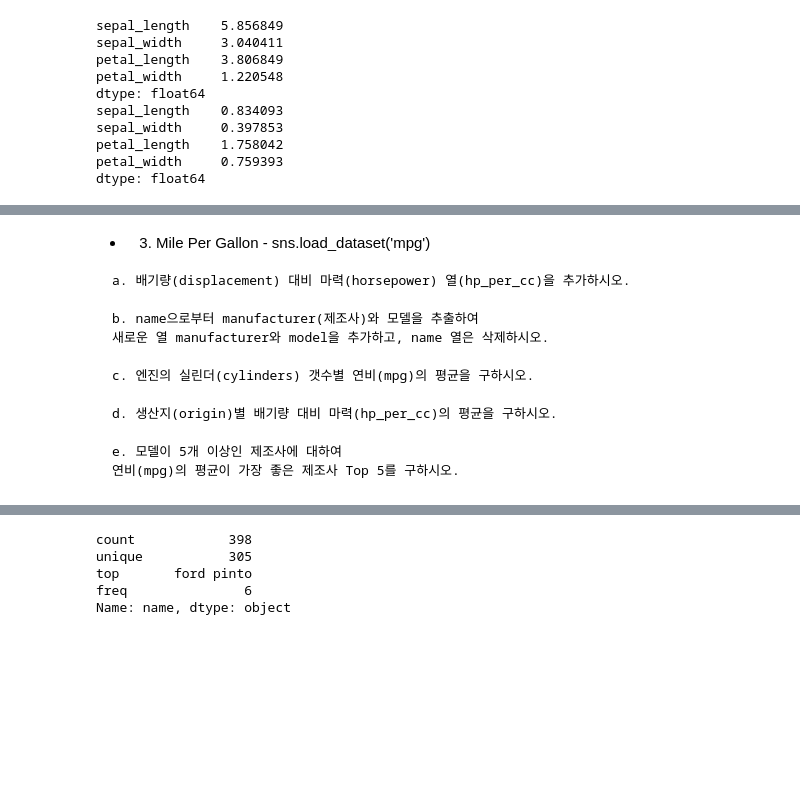
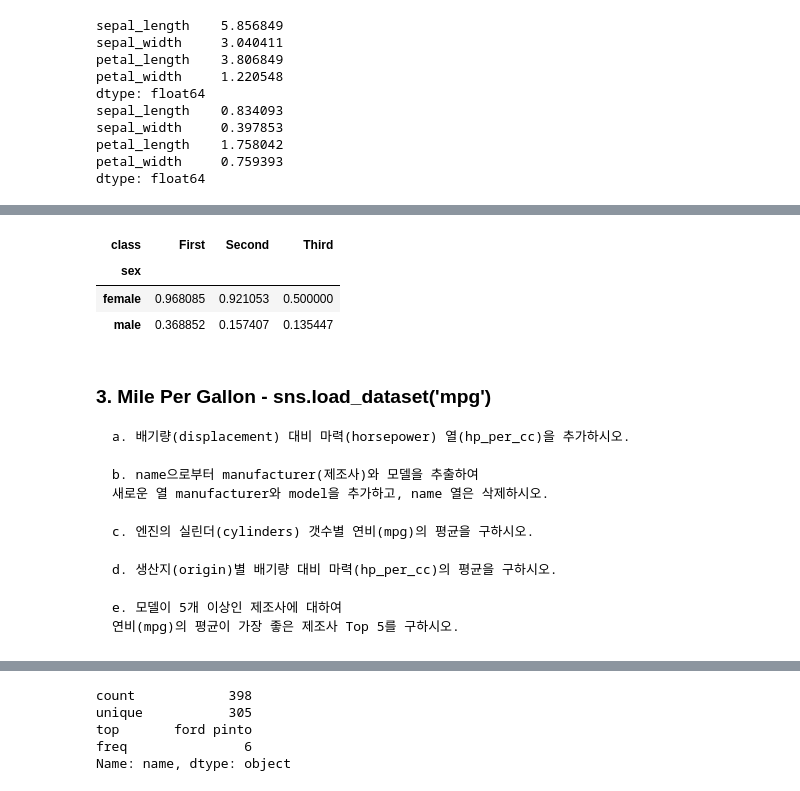
Before and after one commit to Lunawood/DataAnalysis-Lecture-2022.04, a Jupyter notebook: Assignment/DF4-7.ipynb, the cells around one changed output, grey strips where cells are left out. Cells and saved outputs as stored; diff of their text form; code cells hidden in the pictures; blank space fills up the shorter version.

```diff
--- a/Assignment/DF4-7.ipynb
+++ b/Assignment/DF4-7.ipynb
@@ -304,5 +351,13 @@ dtype: float64
+# %%
+# 성별, 선실별 생존율
+titanic.pivot_table('survived', 'sex', 'class')
+# %% [output]
+| class | First | Second | Third |
+| sex |  |  |  |
+| female | 0.968085 | 0.921053 | 0.500000 |
+| male | 0.368852 | 0.157407 | 0.135447 |
 # %% [markdown]
-- 3) Mile Per Gallon - sns.load_dataset('mpg')
+### 3. Mile Per Gallon - sns.load_dataset('mpg')
 <pre>
 a. 배기량(displacement) 대비 마력(horsepower) 열(hp_per_cc)을 추가하시오.
 
```
Also changed, not shown: parts of 10 cells of this notebook, 4 other files.
